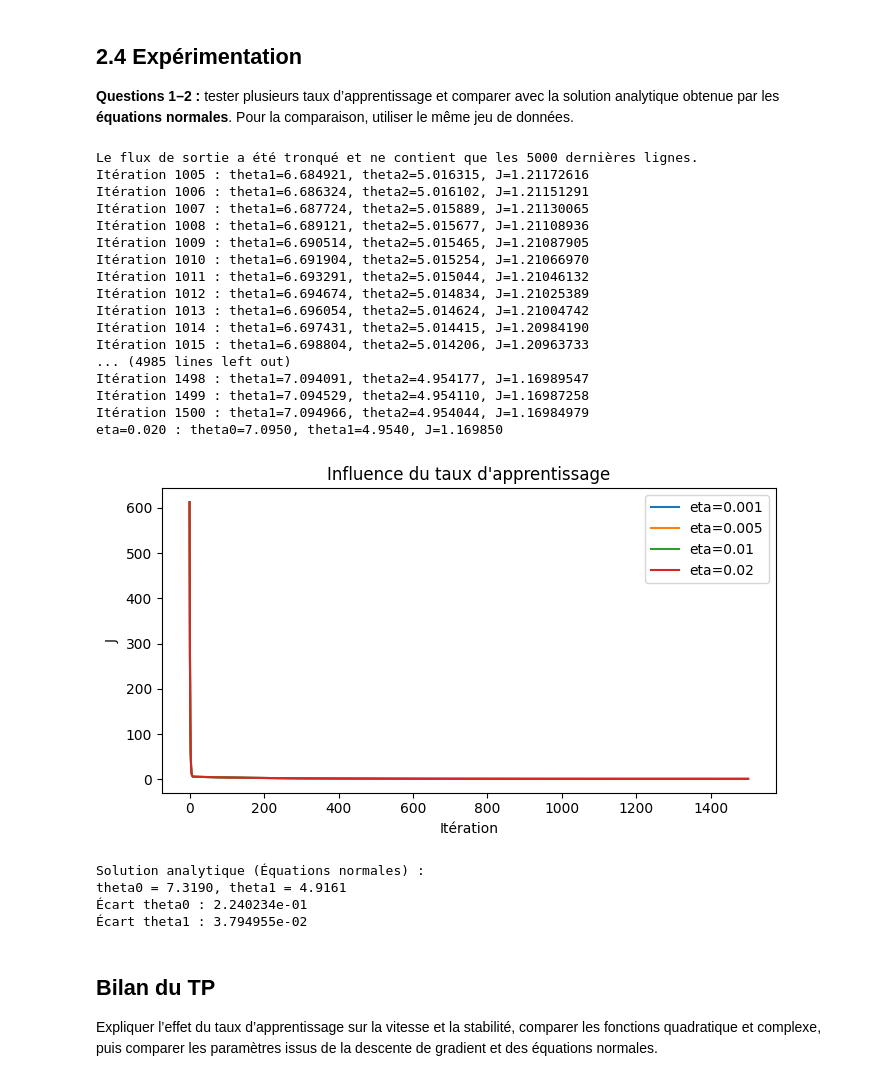
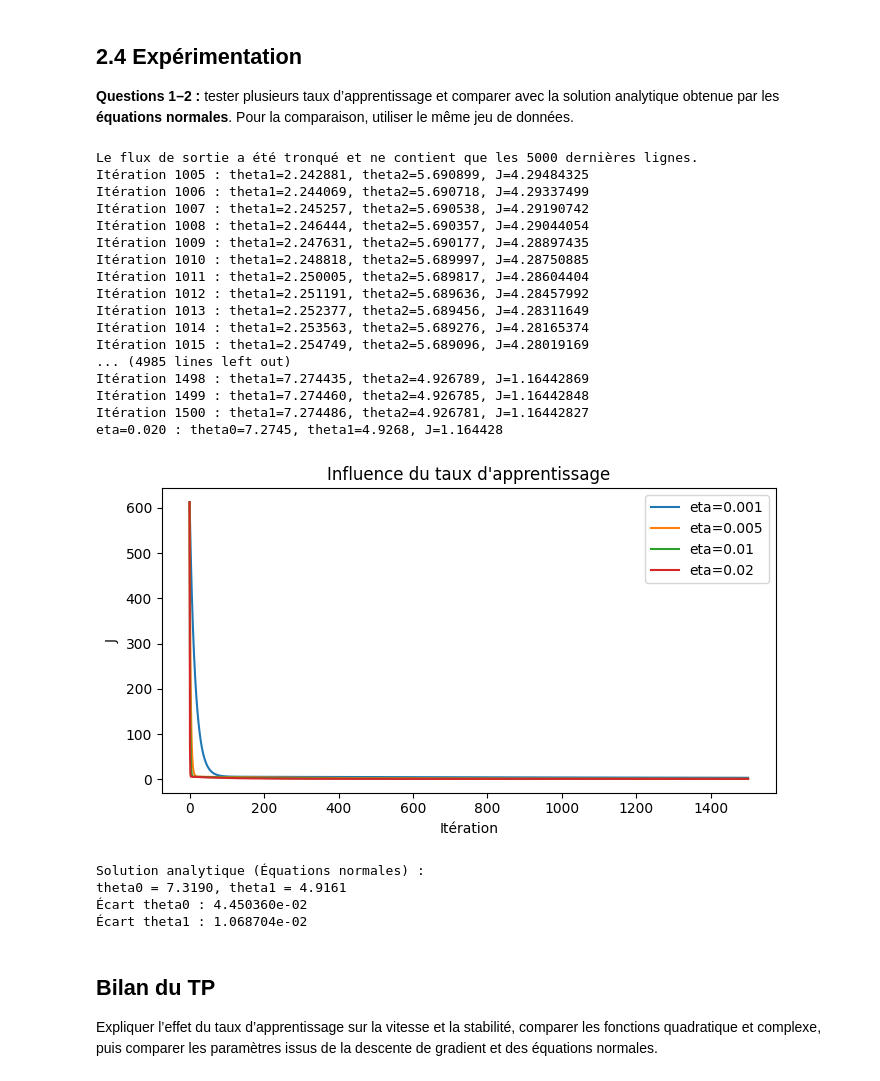
Before and after one commit to YosepAI/TP-Optimisation, a Jupyter notebook: lab2_Optimization.ipynb, the cells around one changed output. Drawn from its saved outputs; the diff is of its cells as text; code cells hidden in the pictures.

```diff
--- a/lab2_Optimization.ipynb
+++ b/lab2_Optimization.ipynb
@@ -324,59 +324,59 @@ plt.figure(figsize=(7, 4))
 
 for eta in taux_apprentissage:
 
-    biais, pente, historique, couts = gradient_descent(cout_lineaire,gradients_lineaire,0,0,0.01,1500)
+    biais, pente, historique, couts = gradient_descent(cout_lineaire,gradients_lineaire,0,0,eta,1500)
     print(f"eta={eta:.3f} : theta0={biais:.4f}, theta1={pente:.4f}, J={couts[-1]:.6f}")
     plt.plot(couts, label=f"eta={eta}")
 
 plt.xlabel("Itération")
 plt.ylabel("J")
 plt.title("Influence du taux d'apprentissage")
 plt.legend()
 plt.tight_layout()
 plt.show()
 
 # La matrice X ne sert qu'à la résolution analytique.
 X = np.column_stack((np.ones(m), x_data))
 
 # TODO : résoudre X.T @ X @ theta = X.T @ y_data avec np.linalg.solve
 solution = np.linalg.solve(X.T @ X,X.T @ y_data)
 
 # TODO : extraire les deux paramètres de la solution
 # theta0_normal, theta1_normal = ...
 theta0_normal, theta1_normal = solution[0], solution[1]
 
 # TODO : afficher les paramètres et les écarts avec la descente de gradient.
 print(f"\nSolution analytique (Équations normales) :")
 print(f"theta0 = {theta0_normal:.4f}, theta1 = {theta1_normal:.4f}")
 
 ecart_theta0 = abs(biais - theta0_normal)
 ecart_theta1 = abs(pente - theta1_normal)
 
 print(f"Écart theta0 : {ecart_theta0:.6e}")
 print(f"Écart theta1 : {ecart_theta1:.6e}")
 # %% [output]
 Le flux de sortie a été tronqué et ne contient que les 5000 dernières lignes.
-Itération 1005 : theta1=6.684921, theta2=5.016315, J=1.21172616
-Itération 1006 : theta1=6.686324, theta2=5.016102, J=1.21151291
-Itération 1007 : theta1=6.687724, theta2=5.015889, J=1.21130065
-Itération 1008 : theta1=6.689121, theta2=5.015677, J=1.21108936
-Itération 1009 : theta1=6.690514, theta2=5.015465, J=1.21087905
-Itération 1010 : theta1=6.691904, theta2=5.015254, J=1.21066970
-Itération 1011 : theta1=6.693291, theta2=5.015044, J=1.21046132
-Itération 1012 : theta1=6.694674, theta2=5.014834, J=1.21025389
-Itération 1013 : theta1=6.696054, theta2=5.014624, J=1.21004742
-Itération 1014 : theta1=6.697431, theta2=5.014415, J=1.20984190
-Itération 1015 : theta1=6.698804, theta2=5.014206, J=1.20963733
+Itération 1005 : theta1=2.242881, theta2=5.690899, J=4.29484325
+Itération 1006 : theta1=2.244069, theta2=5.690718, J=4.29337499
+Itération 1007 : theta1=2.245257, theta2=5.690538, J=4.29190742
+Itération 1008 : theta1=2.246444, theta2=5.690357, J=4.29044054
+Itération 1009 : theta1=2.247631, theta2=5.690177, J=4.28897435
+Itération 1010 : theta1=2.248818, theta2=5.689997, J=4.28750885
+Itération 1011 : theta1=2.250005, theta2=5.689817, J=4.28604404
+Itération 1012 : theta1=2.251191, theta2=5.689636, J=4.28457992
+Itération 1013 : theta1=2.252377, theta2=5.689456, J=4.28311649
+Itération 1014 : theta1=2.253563, theta2=5.689276, J=4.28165374
+Itération 1015 : theta1=2.254749, theta2=5.689096, J=4.28019169
 ... (4985 lines left out)
-Itération 1498 : theta1=7.094091, theta2=4.954177, J=1.16989547
-Itération 1499 : theta1=7.094529, theta2=4.954110, J=1.16987258
-Itération 1500 : theta1=7.094966, theta2=4.954044, J=1.16984979
-eta=0.020 : theta0=7.0950, theta1=4.9540, J=1.169850
+Itération 1498 : theta1=7.274435, theta2=4.926789, J=1.16442869
+Itération 1499 : theta1=7.274460, theta2=4.926785, J=1.16442848
+Itération 1500 : theta1=7.274486, theta2=4.926781, J=1.16442827
+eta=0.020 : theta0=7.2745, theta1=4.9268, J=1.164428
-[figure, old version]
+[figure, new version]
 Solution analytique (Équations normales) :
 theta0 = 7.3190, theta1 = 4.9161
-Écart theta0 : 2.240234e-01
-Écart theta1 : 3.794955e-02
+Écart theta0 : 4.450360e-02
+Écart theta1 : 1.068704e-02
 # %% [markdown]
 ## Bilan du TP
 
```
